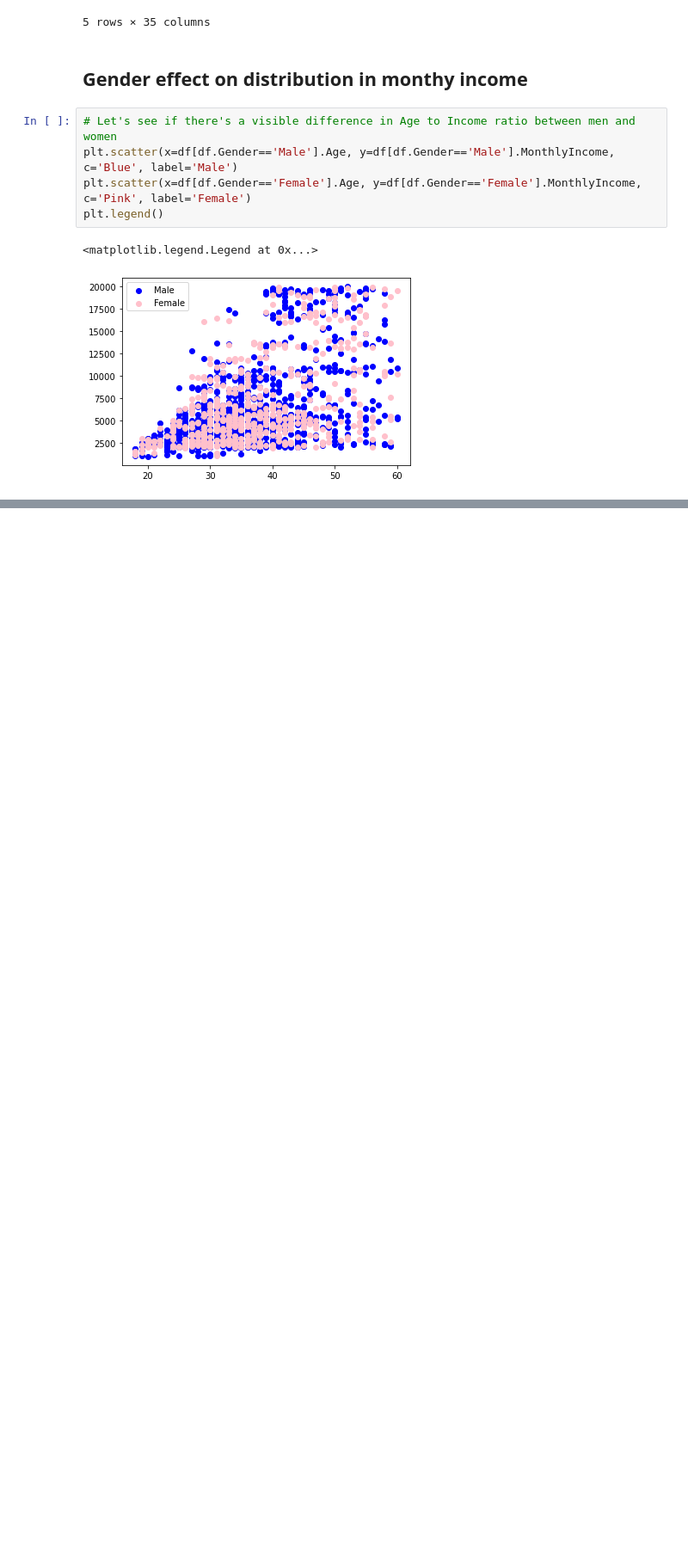
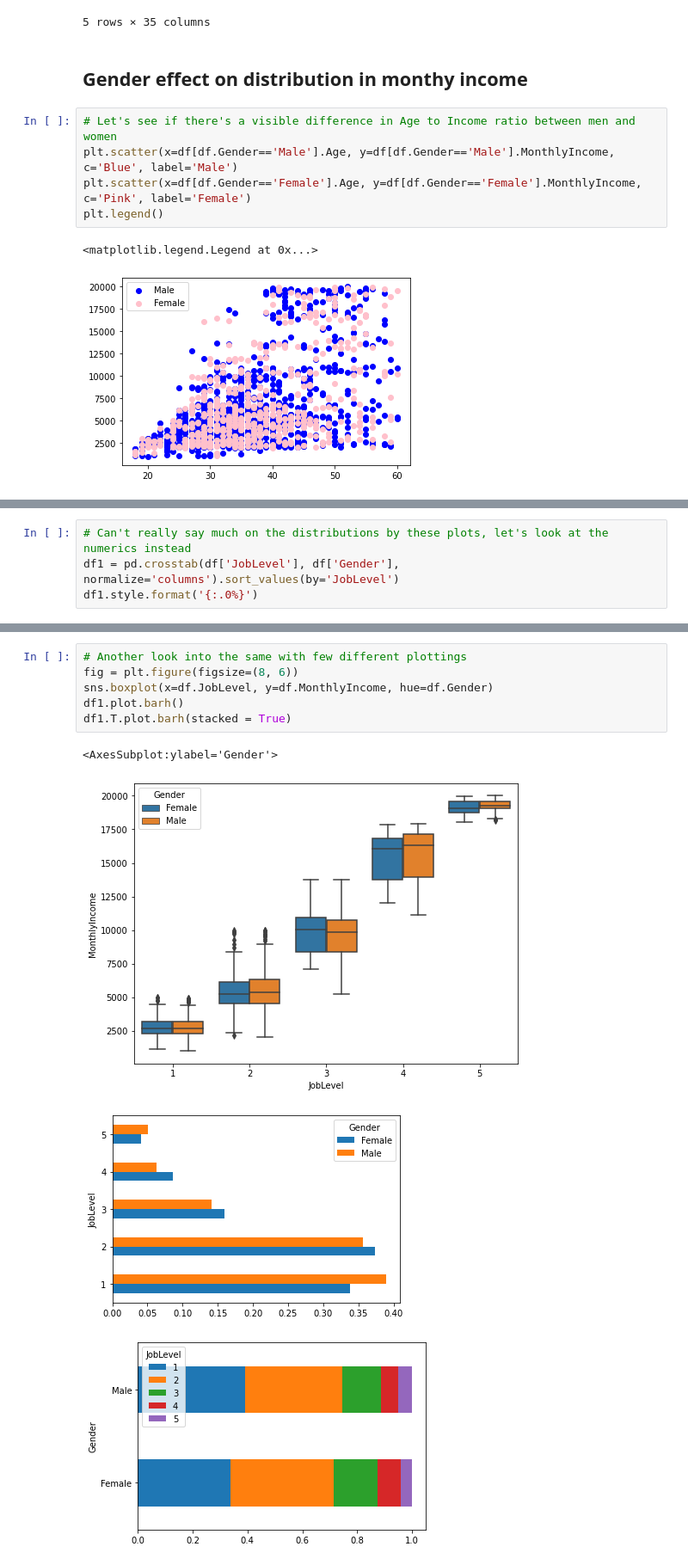
Before and after one commit to lauripe/data-analytics, a Jupyter notebook: src/assignment2/a2 employee.ipynb, the cells around one changed output, grey strips where cells are left out. Shown at 86% size. Saved outputs shown, nothing was run; the diff lists cells and outputs as text; blank space fills up the shorter version.

```diff
--- a/src/assignment2/a2 employee.ipynb
+++ b/src/assignment2/a2 employee.ipynb
@@ -48,0 +44,4 @@ At least trivial analysis doesn't show overall dramatic differences between male
+# %%
+# Can't really say much on the distributions by these plots, let's look at the numerics instead
+df1 = pd.crosstab(df['JobLevel'], df['Gender'], normalize='columns').sort_values(by='JobLevel')
+df1.style.format('{:.0%}')
@@ -48,0 +56,11 @@ At least trivial analysis doesn't show overall dramatic differences between male
+# %%
+# Another look into the same with few different plottings
+fig = plt.figure(figsize=(8, 6))
+sns.boxplot(x=df.JobLevel, y=df.MonthlyIncome, hue=df.Gender)
+df1.plot.barh()
+df1.T.plot.barh(stacked = True)
+# %% [output]
+<AxesSubplot:ylabel='Gender'>
+[figure, added]
+[figure, added]
+[figure, added]
```
Also changed, not shown: parts of 9 cells of this notebook.
